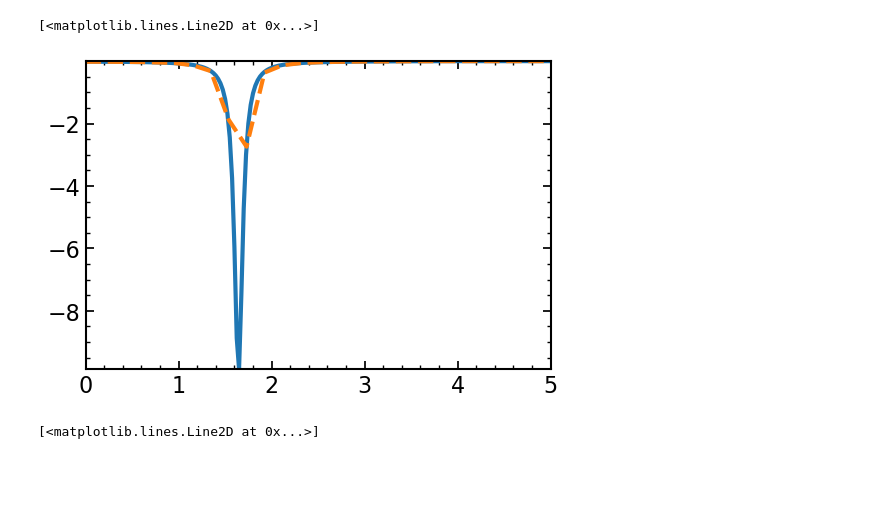
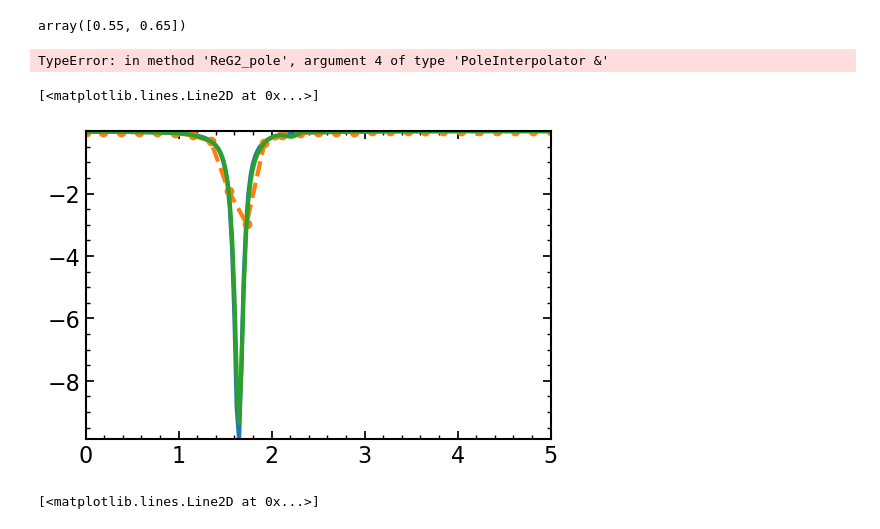
Before and after one commit to k-maslov/TMQGP, a Jupyter notebook: ipy/Quasiparticle/ConvolutionIntegral.ipynb, the cells around one changed output. Cells and saved outputs as stored; diff of their text form; code cells hidden in the pictures; blank space fills up the shorter version.

Commit message:
Add PoleInterpolator and expanded 2-body energy/momentum range

```diff
--- a/ipy/Quasiparticle/ConvolutionIntegral.ipynb
+++ b/ipy/Quasiparticle/ConvolutionIntegral.ipynb
@@ -18,3 +22,5 @@ qrange2 = linspace(0, 5, 27)
 # %%
-pt1 = QuarkTM.Particle(mQ, qrange1, erange1)
-pt2 = QuarkTM.Particle(mQ, qrange2, erange2)
+pt1 = QuarkTM.Particle(mQ, qrange2, erange2, eps=10e-2)
+# pt2 = QuarkTM.Particle(mQ, qrange2, erange2)
+
+# plt.ylim(-0.1, 0.1)
@@ -23,9 +169,15 @@ T = 0.17
+# %%
+spl.roots()
+# %% [output]
+array([0.55, 0.65])
 # %%
 ch1 = QuarkTM.Channel(pt1, pt1, T)
 ch2 = QuarkTM.Channel(pt2, pt2, T)
 
 # np.savetxt('G2_1.dat', ch1.G2)
 # np.savetxt('G2_2.dat', ch2.G2)
+# %% [output]
+TypeError: in method 'ReG2_pole', argument 4 of type 'PoleInterpolator &'
 # %%
 # G2_1 = np.loadtxt('G2_1.dat', dtype=complex)
 # G2_2 = np.loadtxt('G2_2.dat', dtype=complex)
@@ -36,12 +188,16 @@ ch2 = QuarkTM.Channel(pt2, pt2, T)
 e = 3.5
 ie1 = argmin(abs(erange1 - e))
 ie2 = argmin(abs(erange2 - e))
+# %%
+iImG2 = tm.InterDenom2D(qrange2, erange2, ascontiguousarray(real(1/ch2.G2)), ascontiguousarray(imag(1/ch2.G2)),
+                       'imag')
 # %%
 plt.plot(qrange1, imag(ch1.G2[ie1, :]))
-plt.plot(qrange2, imag(ch2.G2[ie2, :]), ls='--')
+plt.plot(qrange2, imag(ch2.G2[ie2, :]), ls='--', marker='o')
+plt.plot(qrange1, [iImG2(q, e) for q in qrange1])
 # %% [output]
 [<matplotlib.lines.Line2D at 0x...>]
-[figure, old version]
+[figure, new version]
 # %%
 plt.plot(qrange1, real(ch1.G2[ie1, :]))
 plt.plot(qrange2, real(ch2.G2[ie2, :]), ls='--')
```
Also changed, not shown: parts of 31 cells of this notebook, 5 other files.
